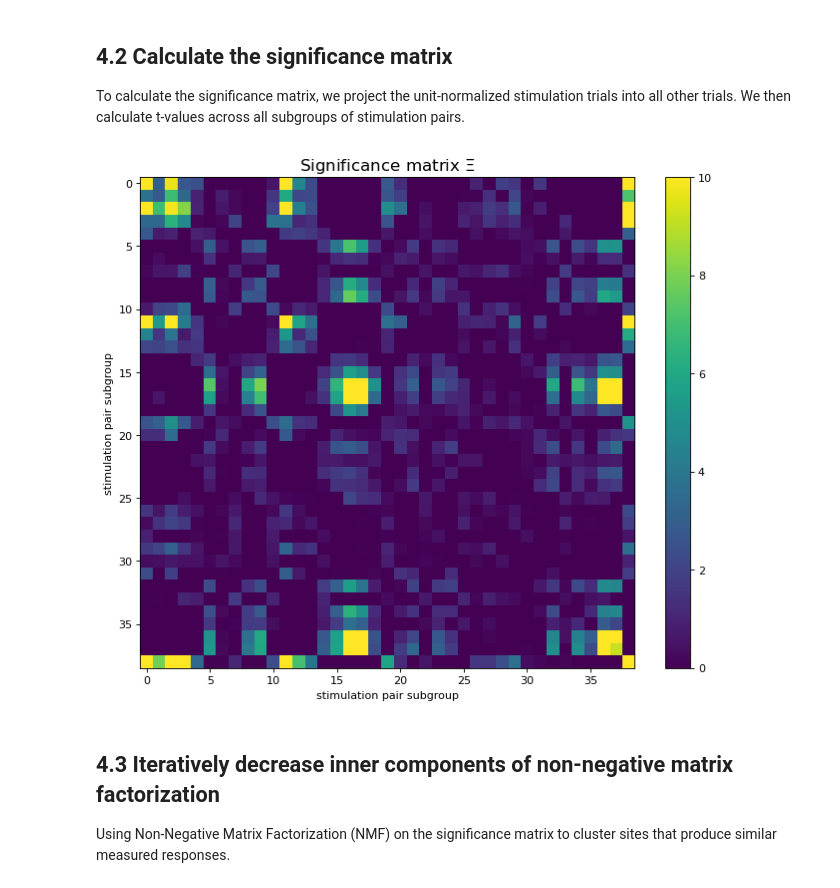
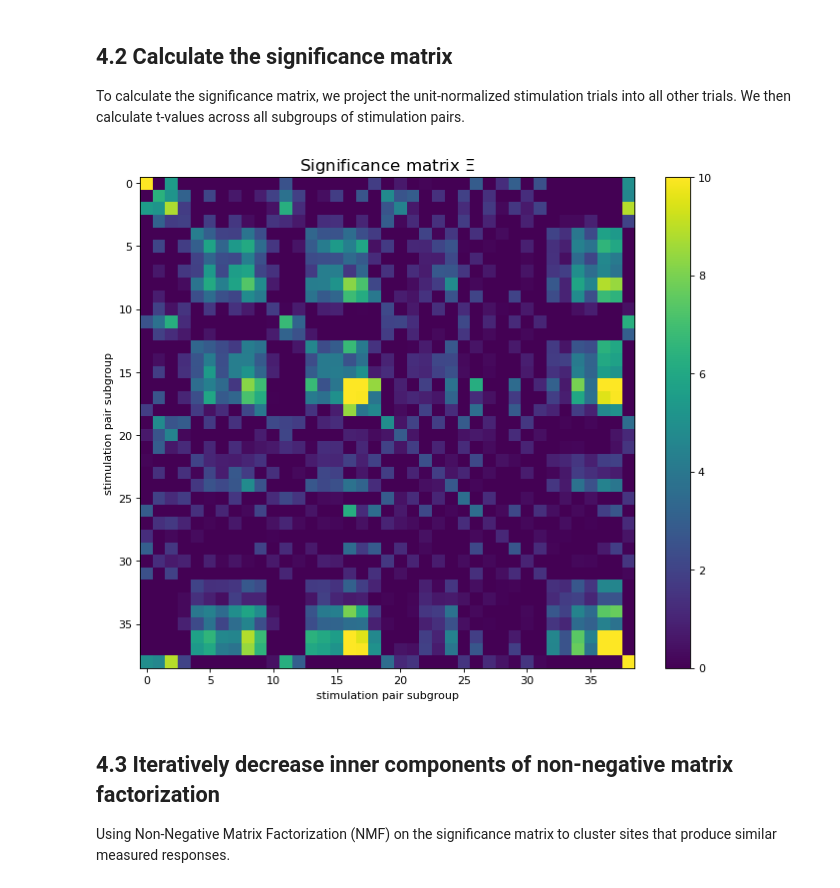
Before and after one commit to MultimodalNeuroimagingLab/bpc_jupyter, a Jupyter notebook: bpc_interactive.ipynb, the cells around one changed output. Saved outputs shown, nothing was run; the diff lists cells and outputs as text; code cells hidden in the pictures.

```diff
--- a/bpc_interactive.ipynb
+++ b/bpc_interactive.ipynb
@@ -199,0 +116,18 @@ view.open_in_browser()
+# %%
+trans = mne.transforms.Transform(fro='head', to='mri', trans=np.eye(4))  # identity
+fig = mne.viz.plot_alignment(
+    raw.info, trans=trans, subject='fsaverage', surfaces='pial')
+mne.viz.set_3d_view(fig, azimuth=150)
+
+xy, im = mne.viz.snapshot_brain_montage(fig, raw.info)
+
+fig, ax = plt.subplots()
+ax.axis('off')
+ax.imshow(im)
+for name, pos in xy.items():
+    if abs(pos[0]) < im.shape[0] and abs(pos[1]) < im.shape[1]:  # skip NaNs
+        ax.text(*pos, name, ha='center', va='center', fontsize=4)
+fig.show()
+
+events, event_id = mne.events_from_annotations(raw)
+mne.viz.plot_events(events, raw.info['sfreq'], event_id=event_id)
@@ -338,52 +238,51 @@ The input for the BPC calculation is the convergent matrix (V_pre, numpy array),
 ## 4.1 Select time-frame for BPC extraction
 # %%
 # select the epoch times to enter in the BPC analyses in seconds
-BPCs_epoch = [0.015, 1]
+bpc_tmin, bpc_tmax = [0.015, 1]
 # %% [markdown]
 ## 4.2 Calculate the significance matrix
 
 To calculate the significance matrix, we project the unit-normalized stimulation trials into all other trials. We then calculate t-values across all subgroups of stimulation pairs.
 # %%
-# V: single-trial stimulation-evoked voltage matrix (Dimensions of V are with K total stimulation events by T total timepoints)
-# tt_BPCs: BPCs time vector
-V, tt_BPCs = pyBPCs.bpcVoltage(V_pre_baseSub, tt, BPCs_epoch)  # take only Voltage at BPC times
-
-# You can compare results to taking the V_pre matrix before baseline correction, just to test
-# V, tt_BPCs = pyBPCs.bpcVoltage(V_pre, tt, BPCs_epoch)  # take only Voltage at BPC times
-
-# pair_types: structure with subgroups of stimulation pairs, with fields
-#    ccep_name_1, ccep_name_2: electrodes associated with the pair, cathode-anode ordering
-#    indices: indices of subgroup in V matrix (out of K total stims)
-
-pair_types = df_cceps.groupby(['ccep_name_1', 'ccep_num_1', 'ccep_name_2', 'ccep_num_2']).size().reset_index().rename(columns={0: 'count'})
+pair_types = df_cceps.groupby(['ccep_name_1', 'ccep_name_2']).size().reset_index().rename(columns={0: 'count'})
 pair_types = pair_types.sort_values(by=['ccep_name_1'])
 
 indices_column = []
 for index, row in pair_types.iterrows():
     indices_column.append(df_cceps.index[(df_cceps['ccep_name_1'] == row['ccep_name_1']) & (df_cceps['ccep_name_2'] == row['ccep_name_2'])].tolist())
 pair_types['indices'] = indices_column
 
-pair_types = pair_types.reset_index(drop=True)
-# pair_types.head()
 
-### calculate
-V0 = V/(np.ones((V.shape[0], 1)) * (np.sum(V ** 2, axis=0) ** 0.5))  # normalize (L2 norm) each trial
-P = V0.T @ V  # calculate internal projections
+V = epochs.get_data(tmin=bpc_tmin, tmax=bpc_tmax)[:, 0] # select only channel
+V0 = V / np.linalg.norm(V, axis=0)  # L2 norm each trial
+P = V0 @ V.T  # calculate internal projections
 
-tmat = pyBPCs.nativeNormalized(pair_types, P)
+pairs = np.unique(epochs.metadata.electrical_stimulation_site)
+tmat = np.zeros((len(pairs), len(pairs)))
+for i, pair1 in enumerate(pairs):
+    mask = epochs.metadata.electrical_stimulation_site == pair1
+    b = P[np.ix_(mask, mask)].ravel()
+    tmat[i, i] = np.mean(b) / np.std(b, ddof=1) * np.sqrt(len(b))
+    for j, pair2 in enumerate(pairs[i + 1:]):
+        b = P[np.ix_(epochs.metadata.electrical_stimulation_site == pair1,
+                     epochs.metadata.electrical_stimulation_site == pair2)].ravel()
+        tmat[i + j + 1, i] = np.mean(b) / np.std(b, ddof=1) * np.sqrt(len(b))
+
+# copy to lower
+tmat = tmat + tmat.T - np.diag(np.diag(tmat))
 
 # visualize the set of native normalized single stimulation cross-projections
 plt.figure(figsize=(10, 8), dpi=80)
 plt.imshow(tmat,aspect='auto') # Plot a matrix or an array as an image.
 plt.clim(0, 10)
 plt.ylabel('stimulation pair subgroup')
 plt.xlabel('stimulation pair subgroup')
 plt.title('Significance matrix '+r'$\Xi$',fontsize= 15)
 plt.colorbar()
 
 plt.show()
 # %% [output]
-[figure, old version]
+[figure, new version]
 # %% [markdown]
 ## 4.3 Iteratively decrease inner components of non-negative matrix factorization
 
```
Also changed, not shown: parts of 29 cells of this notebook, 1 other file.
